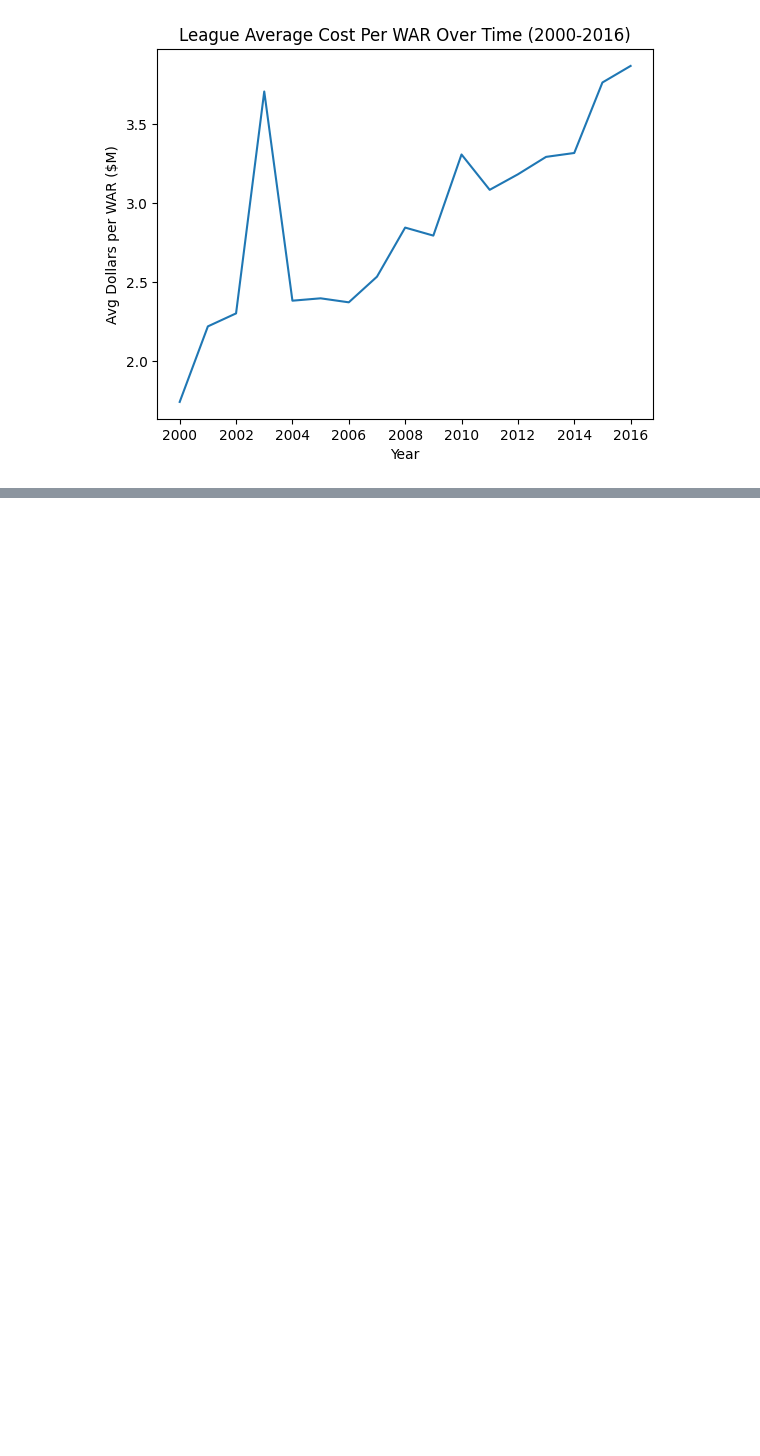
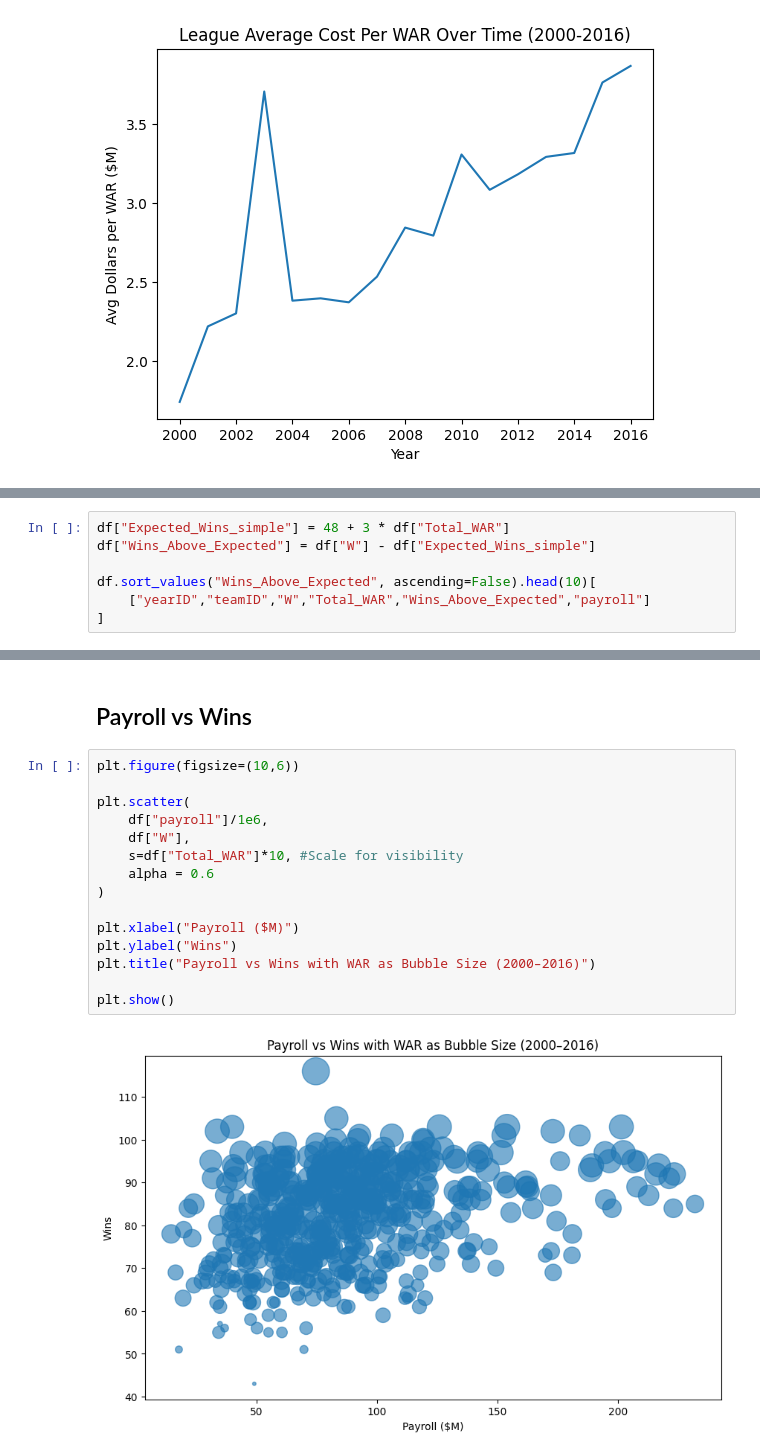
Before and after one commit to matchu46/MLB-Team-Construction---Win-Efficiency, a Jupyter notebook: notebooks/02_team_efficiency_analysis.ipynb, the cells around one changed output, grey strips where cells are left out. Drawn from its saved outputs; the diff is of its cells as text; blank space fills up the shorter version.

```diff
--- a/notebooks/02_team_efficiency_analysis.ipynb
+++ b/notebooks/02_team_efficiency_analysis.ipynb
@@ -129,0 +184,7 @@ plt.show
+# %%
+df["Expected_Wins_simple"] = 48 + 3 * df["Total_WAR"]
+df["Wins_Above_Expected"] = df["W"] - df["Expected_Wins_simple"]
+
+df.sort_values("Wins_Above_Expected", ascending=False).head(10)[
+    ["yearID","teamID","W","Total_WAR","Wins_Above_Expected","payroll"]
+]
@@ -129,0 +203,19 @@ plt.show
+# %% [markdown]
+## Payroll vs Wins
+# %%
+plt.figure(figsize=(10,6))
+
+plt.scatter(
+    df["payroll"]/1e6,
+    df["W"],
+    s=df["Total_WAR"]*10, #Scale for visibility
+    alpha = 0.6
+)
+
+plt.xlabel("Payroll ($M)")
+plt.ylabel("Wins")
+plt.title("Payroll vs Wins with WAR as Bubble Size (2000–2016)")
+
+plt.show()
+# %% [output]
+[figure, added]
```
Also changed, not shown: parts of 9 cells of this notebook, 2 other files.
